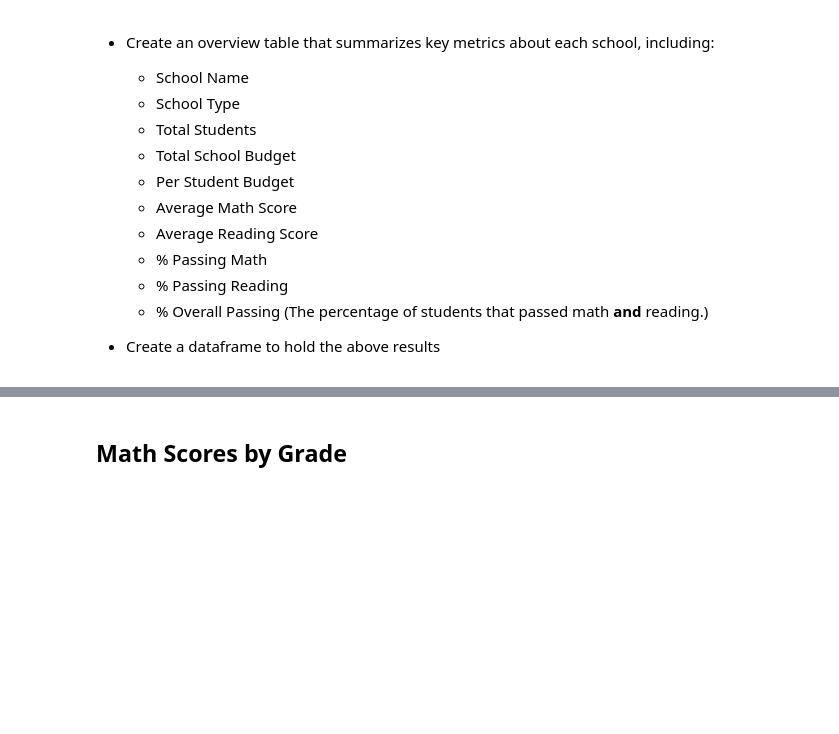
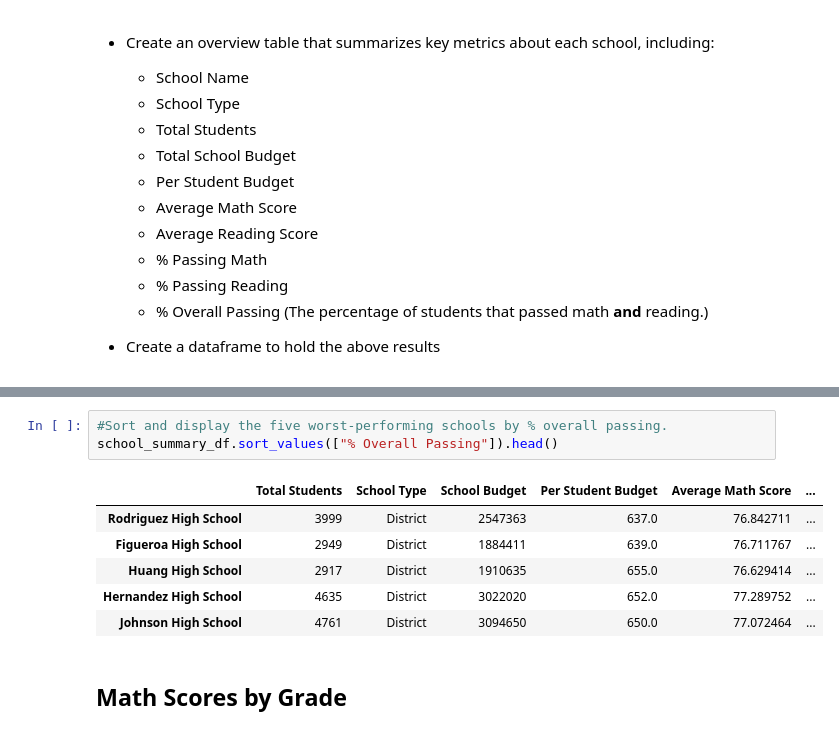
Before and after one commit to AmyWagarCinch/pandas-challenge, a Jupyter notebook: PyCitySchools_starter.ipynb, the cells around one changed output, grey strips where cells are left out. Drawn from its saved outputs; the diff is of its cells as text; blank space fills up the shorter version.

```diff
--- a/PyCitySchools_starter.ipynb
+++ b/PyCitySchools_starter.ipynb
@@ -275,3 +164,13 @@ school_data_two
+# %%
+#Sort and display the five worst-performing schools by % overall passing.
+school_summary_df.sort_values(["% Overall Passing"]).head()
+# %% [output]
+|  | Total Students | School Type | School Budget | Per Student Budget | Average Math Score | ... |
+| Rodriguez High School | 3999 | District | 2547363 | 637.0 | 76.842711 | ... |
+| Figueroa High School | 2949 | District | 1884411 | 639.0 | 76.711767 | ... |
+| Huang High School | 2917 | District | 1910635 | 655.0 | 76.629414 | ... |
+| Hernandez High School | 4635 | District | 3022020 | 652.0 | 77.289752 | ... |
+| Johnson High School | 4761 | District | 3094650 | 650.0 | 77.072464 | ... |
 # %% [markdown]
 ## Math Scores by Grade
 # %% [markdown]
```
Also changed, not shown: parts of 16 cells of this notebook.
